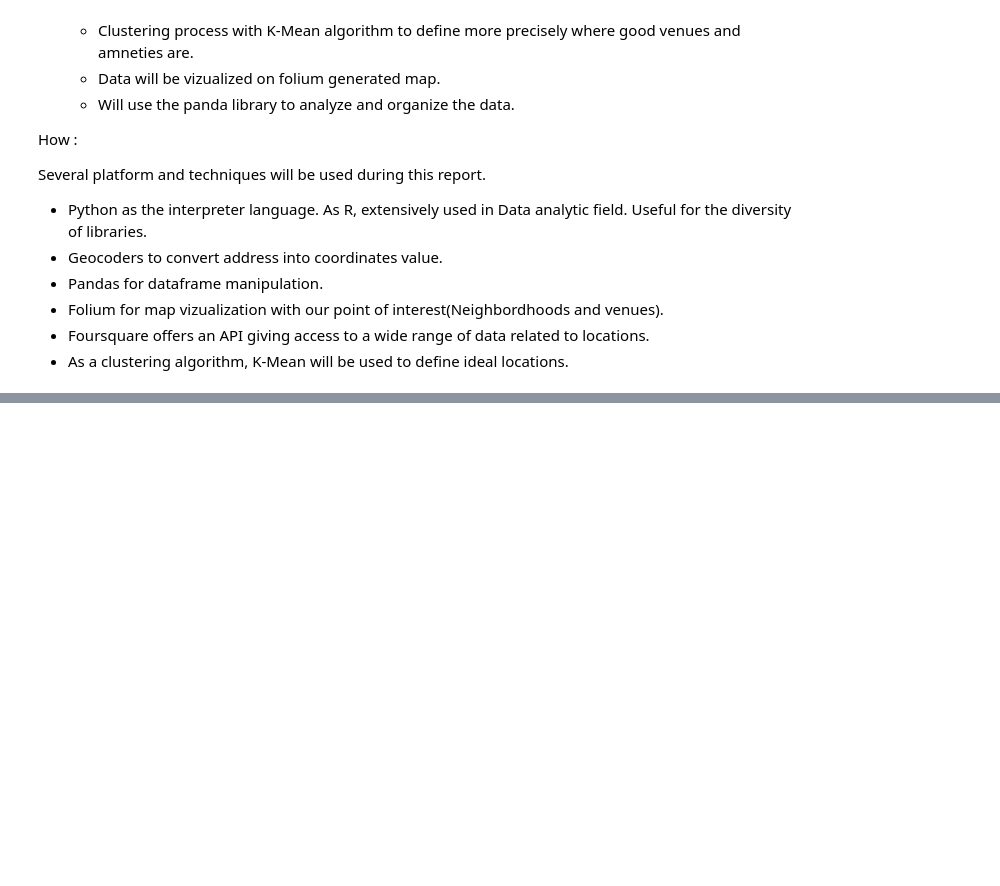
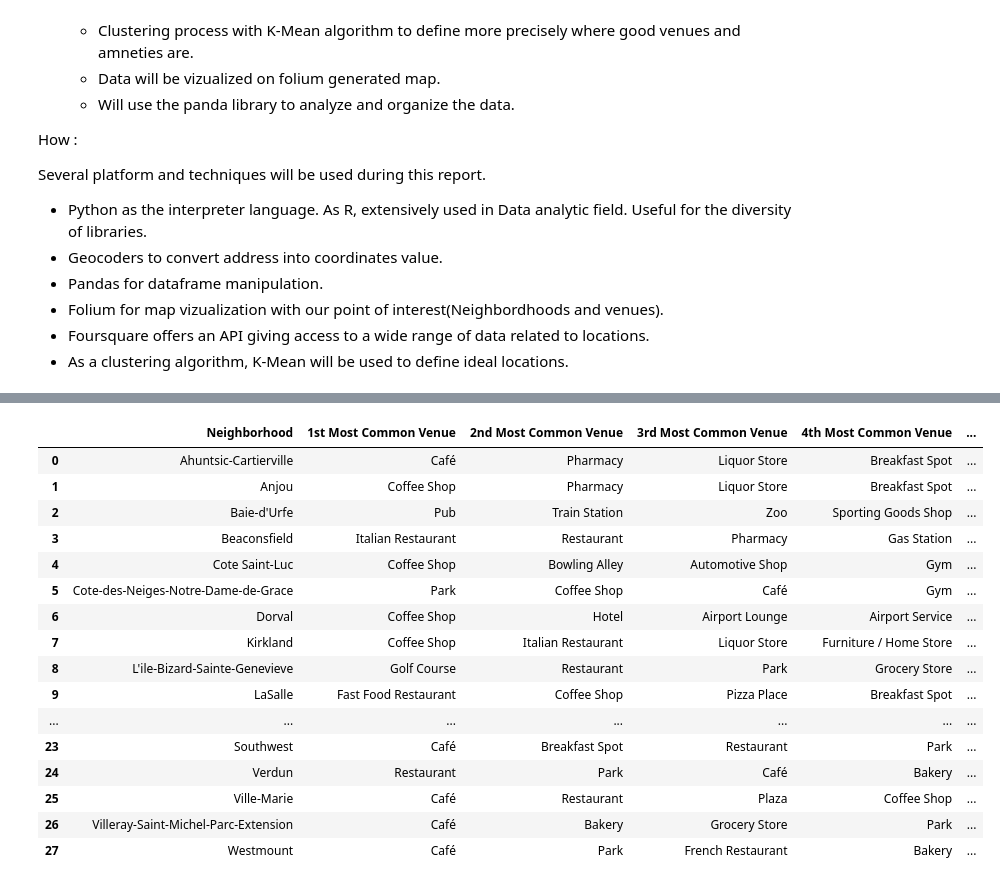
Before and after one commit to AdilEzzaam/Coursera_Capstone, a Jupyter notebook: TheBattleOfNeighbourhoodsW5.ipynb, the cells around one changed output, grey strips where cells are left out. Cells and saved outputs as stored; diff of their text form; code cells hidden in the pictures; blank space fills up the shorter version.

```diff
--- a/TheBattleOfNeighbourhoodsW5.ipynb
+++ b/TheBattleOfNeighbourhoodsW5.ipynb
@@ -391,7 +35,0 @@ Name: Neighborhood, dtype: int64
-# %%
-topCrimeDf = montrealcrime.groupby(['Neighborhood'])['CATEGORIE'].count().sort_values(ascending=False).head(15).reset_index(name="Count")
-def fUnidecode(mySTR):
-    return unidecode.unidecode(mySTR)
-for index,row in enumerate(topCrimeDf.iterrows()):
-    topCrimeDf.at[index,"Neighborhood"] = fUnidecode(topCrimeDf.at[index,"Neighborhood"]).strip()
-topCrimeDf
@@ -463,0 +206,41 @@ allCrimeDf
+# %%
+num_top_venues = 5
+indicators = ['st', 'nd', 'rd']
+def fTopVenues(row, num_top_venues):
+    row_categories = row.iloc[1:]
+    row_categories_sorted = row_categories.sort_values(ascending=False)
+
+    return row_categories_sorted.index.values[0:num_top_venues]
+
+columns = ['Neighborhood']
+for ind in np.arange(num_top_venues):
+    try:
+        columns.append('{}{} Most Common Venue'.format(ind+1, indicators[ind]))
+    except:
+        columns.append('{}th Most Common Venue'.format(ind+1))
+
+neighborhoods_venues_sorted = pd.DataFrame(columns=columns)
+neighborhoods_venues_sorted['Neighborhood'] = dfMtlGroupedVenues['Neighborhood']
+
+for ind in np.arange(dfMtlGroupedVenues.shape[0]):
+    neighborhoods_venues_sorted.iloc[ind, 1:] = fTopVenues(dfMtlGroupedVenues.iloc[ind, :], num_top_venues)
+
+neighborhoods_venues_sorted
+# %% [output]
+|  | Neighborhood | 1st Most Common Venue | 2nd Most Common Venue | 3rd Most Common Venue | 4th Most Common Venue | ... |
+| 0 | Ahuntsic-Cartierville | Café | Pharmacy | Liquor Store | Breakfast Spot | ... |
+| 1 | Anjou | Coffee Shop | Pharmacy | Liquor Store | Breakfast Spot | ... |
+| 2 | Baie-d'Urfe | Pub | Train Station | Zoo | Sporting Goods Shop | ... |
+| 3 | Beaconsfield | Italian Restaurant | Restaurant | Pharmacy | Gas Station | ... |
+| 4 | Cote Saint-Luc | Coffee Shop | Bowling Alley | Automotive Shop | Gym | ... |
+| 5 | Cote-des-Neiges-Notre-Dame-de-Grace | Park | Coffee Shop | Café | Gym | ... |
+| 6 | Dorval | Coffee Shop | Hotel | Airport Lounge | Airport Service | ... |
+| 7 | Kirkland | Coffee Shop | Italian Restaurant | Liquor Store | Furniture / Home Store | ... |
+| 8 | L'ile-Bizard-Sainte-Genevieve | Golf Course | Restaurant | Park | Grocery Store | ... |
+| 9 | LaSalle | Fast Food Restaurant | Coffee Shop | Pizza Place | Breakfast Spot | ... |
+| ... | ... | ... | ... | ... | ... | ... |
+| 23 | Southwest | Café | Breakfast Spot | Restaurant | Park | ... |
+| 24 | Verdun | Restaurant | Park | Café | Bakery | ... |
+| 25 | Ville-Marie | Café | Restaurant | Plaza | Coffee Shop | ... |
+| 26 | Villeray-Saint-Michel-Parc-Extension | Café | Bakery | Grocery Store | Park | ... |
+| 27 | Westmount | Café | Park | French Restaurant | Bakery | ... |
```
Also changed, not shown: parts of 45 cells of this notebook, 9 other files.
